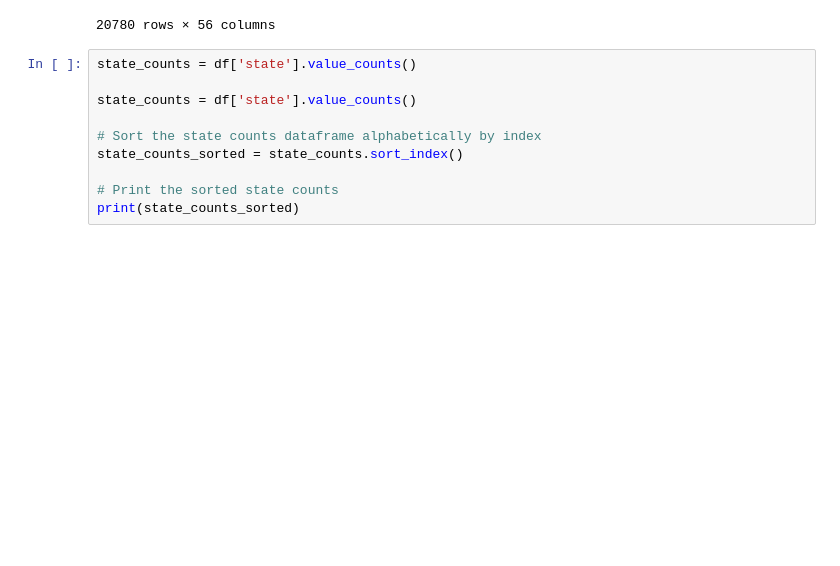
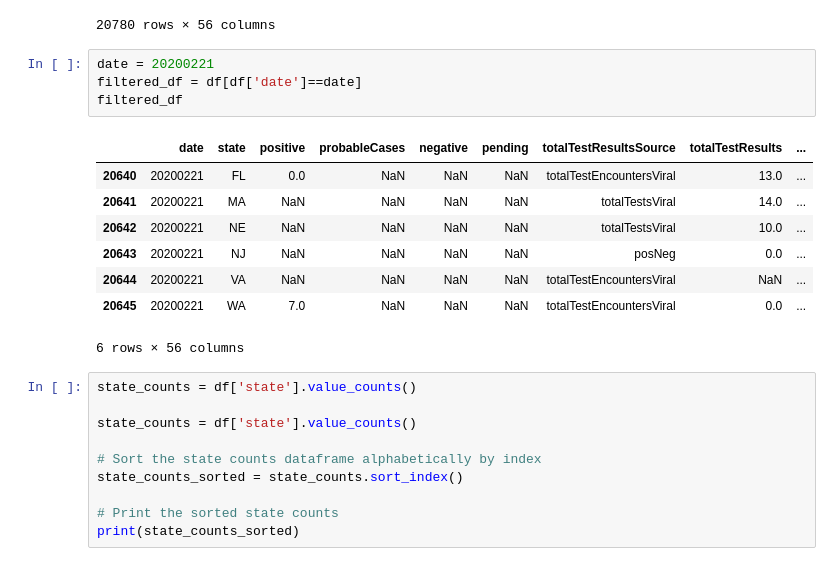
Before and after one commit to david-00001/project3, a Jupyter notebook: david/exploring data.ipynb, the cells around one changed output. Cells and saved outputs as stored; diff of their text form; blank space fills up the shorter version.

```diff
--- a/david/exploring data.ipynb
+++ b/david/exploring data.ipynb
@@ -22,6 +22,19 @@ df
 | 20778 | 20200114 | WA | 0.0 | NaN | NaN | NaN | totalTestEncountersViral | NaN | ... |
 | 20779 | 20200113 | WA | NaN | NaN | NaN | NaN | totalTestEncountersViral | NaN | ... |
 20780 rows × 56 columns
+# %%
+date = 20200221
+filtered_df = df[df['date']==date]
+filtered_df
+# %% [output]
+|  | date | state | positive | probableCases | negative | pending | totalTestResultsSource | totalTestResults | ... |
+| 20640 | 20200221 | FL | 0.0 | NaN | NaN | NaN | totalTestEncountersViral | 13.0 | ... |
+| 20641 | 20200221 | MA | NaN | NaN | NaN | NaN | totalTestsViral | 14.0 | ... |
+| 20642 | 20200221 | NE | NaN | NaN | NaN | NaN | totalTestsViral | 10.0 | ... |
+| 20643 | 20200221 | NJ | NaN | NaN | NaN | NaN | posNeg | 0.0 | ... |
+| 20644 | 20200221 | VA | NaN | NaN | NaN | NaN | totalTestEncountersViral | NaN | ... |
+| 20645 | 20200221 | WA | 7.0 | NaN | NaN | NaN | totalTestEncountersViral | 0.0 | ... |
+6 rows × 56 columns
 # %%
 state_counts = df['state'].value_counts()
 
```
Also changed, not shown: 3 other files.
